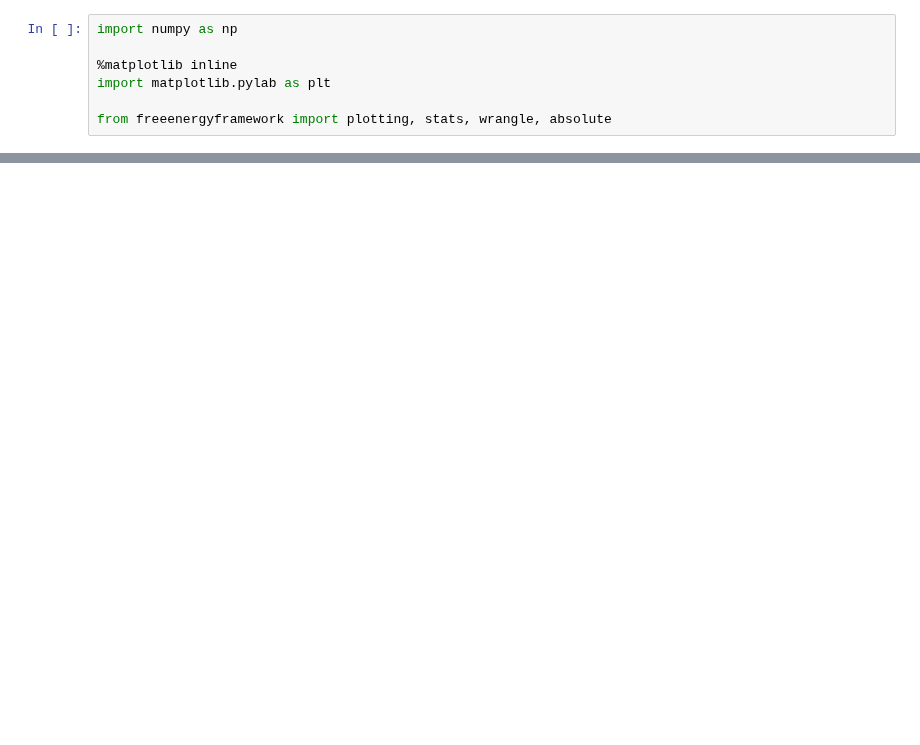
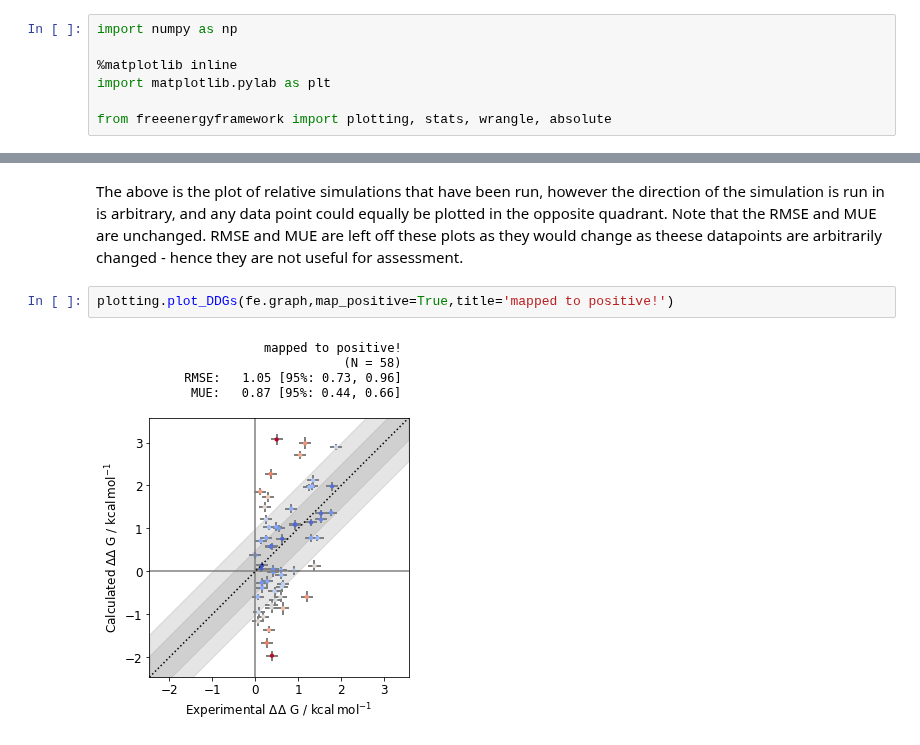
Before and after one commit to OpenFreeEnergy/cinnabar, a Jupyter notebook: freeenergyframework/examples/first-example.ipynb, the cells around one changed output, grey strips where cells are left out. Cells and saved outputs as stored; diff of their text form; blank space fills up the shorter version.

```diff
--- a/freeenergyframework/examples/first-example.ipynb
+++ b/freeenergyframework/examples/first-example.ipynb
@@ -12,0 +21,6 @@ print(len(raw_results))
+# %% [markdown]
+The above is the plot of relative simulations that have been run, however the direction of the simulation is run in is arbitrary, and any data point could equally be plotted in the opposite quadrant. Note that the RMSE and MUE are unchanged. RMSE and MUE are left off these plots as they would change as theese datapoints are arbitrarily changed - hence they are not useful for assessment.
+# %%
+plotting.plot_DDGs(fe.graph,map_positive=True,title='mapped to positive!')
+# %% [output]
+[figure, added]
```
Also changed, not shown: parts of 25 cells of this notebook, 2 other files.
